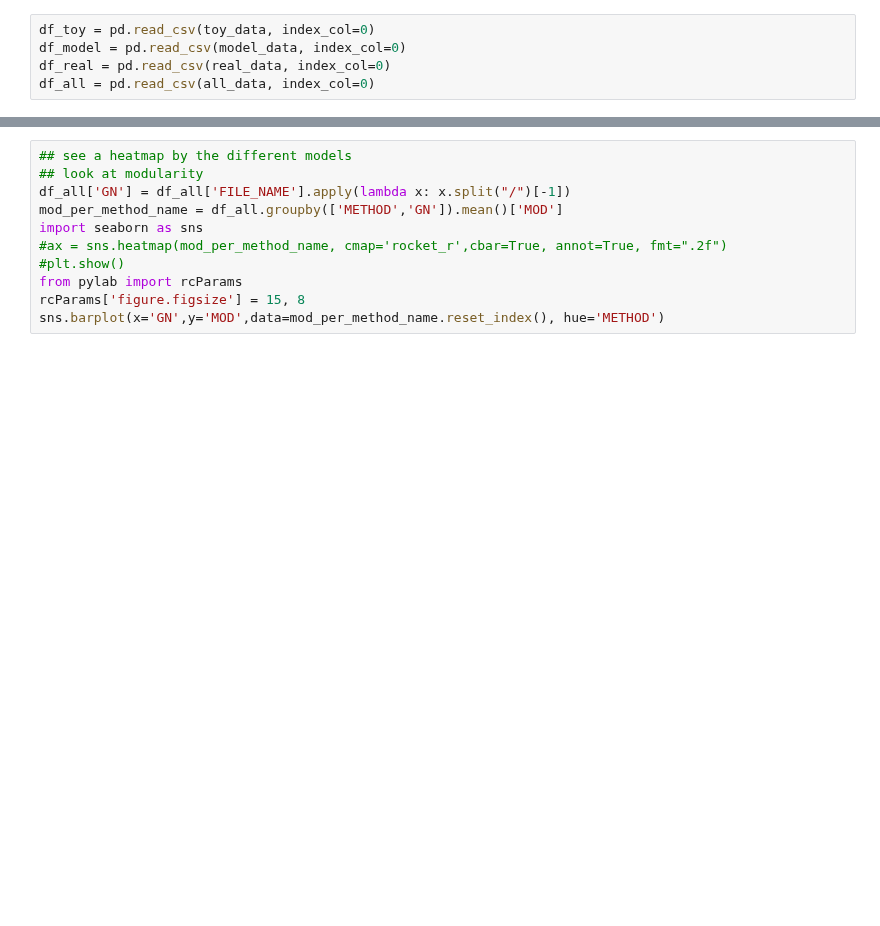
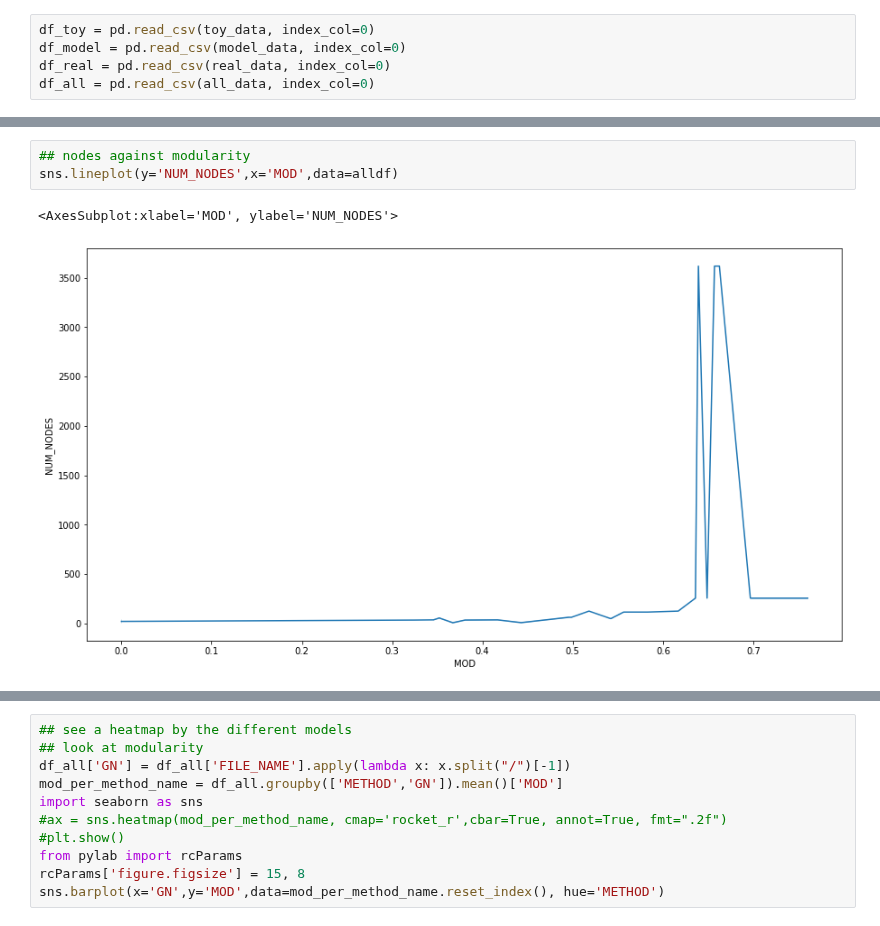
Before and after one commit to EjbejaranosAI/Complex_Networks, a Jupyter notebook: 3_Community_detection/A3-CD_Clean.ipynb, the cells around one changed output, grey strips where cells are left out. Drawn from its saved outputs; the diff is of its cells as text; blank space fills up the shorter version.

```diff
--- a/3_Community_detection/A3-CD_Clean.ipynb
+++ b/3_Community_detection/A3-CD_Clean.ipynb
@@ -183,0 +187,6 @@ df_all.shape
+# %%
+## nodes against modularity
+sns.lineplot(y='NUM_NODES',x='MOD',data=alldf)
+# %% [output]
+<AxesSubplot:xlabel='MOD', ylabel='NUM_NODES'>
+[figure, added]
```
Also changed, not shown: parts of 9 cells of this notebook, 5 other files.
